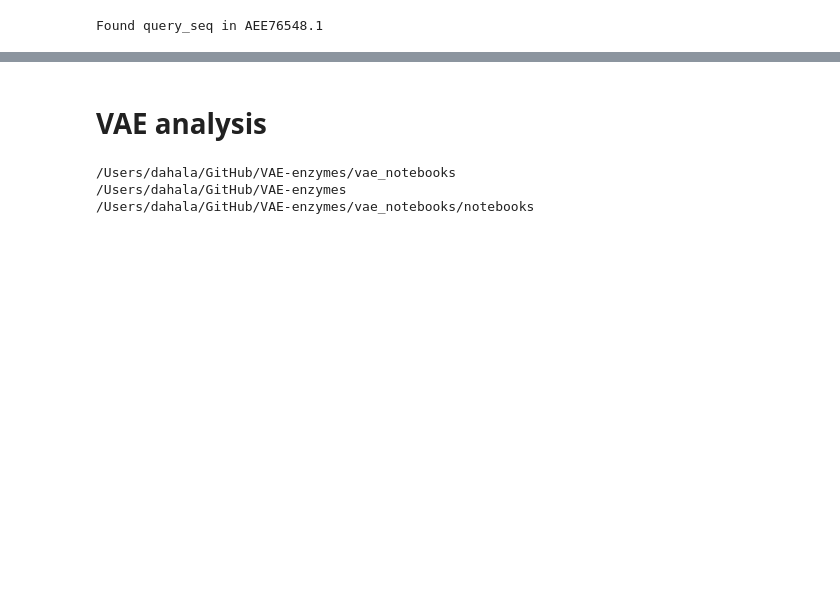
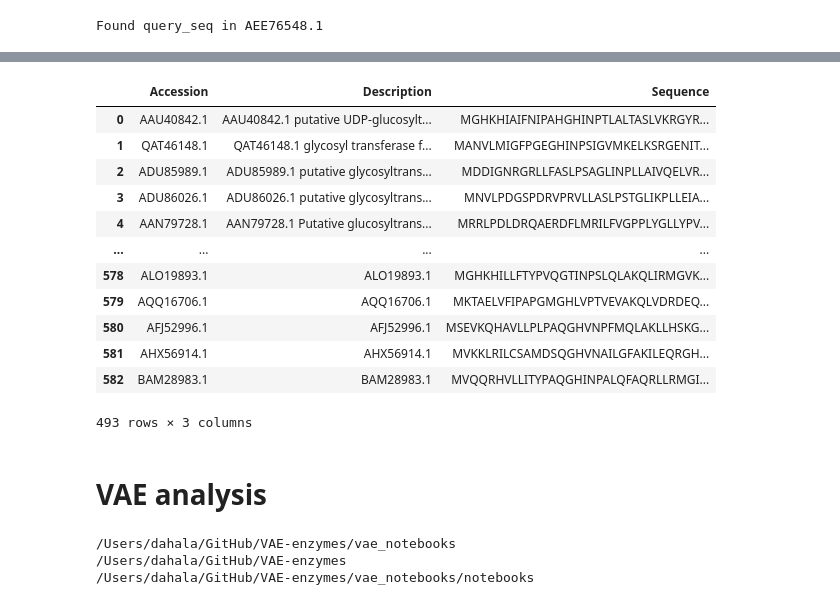
Before and after one commit to daha-la/VAE-enzymes, a Jupyter notebook: vae_notebooks/notebooks/GT1_MSAcreation.ipynb, the cells around one changed output, grey strips where cells are left out. Saved outputs shown, nothing was run; the diff lists cells and outputs as text; code cells hidden in the pictures; blank space fills up the shorter version.

```diff
--- a/vae_notebooks/notebooks/GT1_MSAcreation.ipynb
+++ b/vae_notebooks/notebooks/GT1_MSAcreation.ipynb
@@ -244,0 +318,17 @@ Found query_seq in AEE76548.1
+# %%
+GT1_fastas_pd.drop_duplicates(subset='Sequence', inplace=True)
+GT1_fastas_pd
+# %% [output]
+|  | Accession | Description | Sequence |
+| 0 | AAU40842.1 | AAU40842.1 putative UDP-glucosylt... | MGHKHIAIFNIPAHGHINPTLALTASLVKRGYR... |
+| 1 | QAT46148.1 | QAT46148.1 glycosyl transferase f... | MANVLMIGFPGEGHINPSIGVMKELKSRGENIT... |
+| 2 | ADU85989.1 | ADU85989.1 putative glycosyltrans... | MDDIGNRGRLLFASLPSAGLINPLLAIVQELVR... |
+| 3 | ADU86026.1 | ADU86026.1 putative glycosyltrans... | MNVLPDGSPDRVPRVLLASLPSTGLIKPLLEIA... |
+| 4 | AAN79728.1 | AAN79728.1 Putative glucosyltrans... | MRRLPDLDRQAERDFLMRILFVGPPLYGLLYPV... |
+| ... | ... | ... | ... |
+| 578 | ALO19893.1 | ALO19893.1 | MGHKHILLFTYPVQGTINPSLQLAKQLIRMGVK... |
+| 579 | AQQ16706.1 | AQQ16706.1 | MKTAELVFIPAPGMGHLVPTVEVAKQLVDRDEQ... |
+| 580 | AFJ52996.1 | AFJ52996.1 | MSEVKQHAVLLPLPAQGHVNPFMQLAKLLHSKG... |
+| 581 | AHX56914.1 | AHX56914.1 | MVKKLRILCSAMDSQGHVNAILGFAKILEQRGH... |
+| 582 | BAM28983.1 | BAM28983.1 | MVQQRHVLLITYPAQGHINPALQFAQRLLRMGI... |
+493 rows × 3 columns
```
Also changed, not shown: parts of 24 cells of this notebook, 26 other files.
